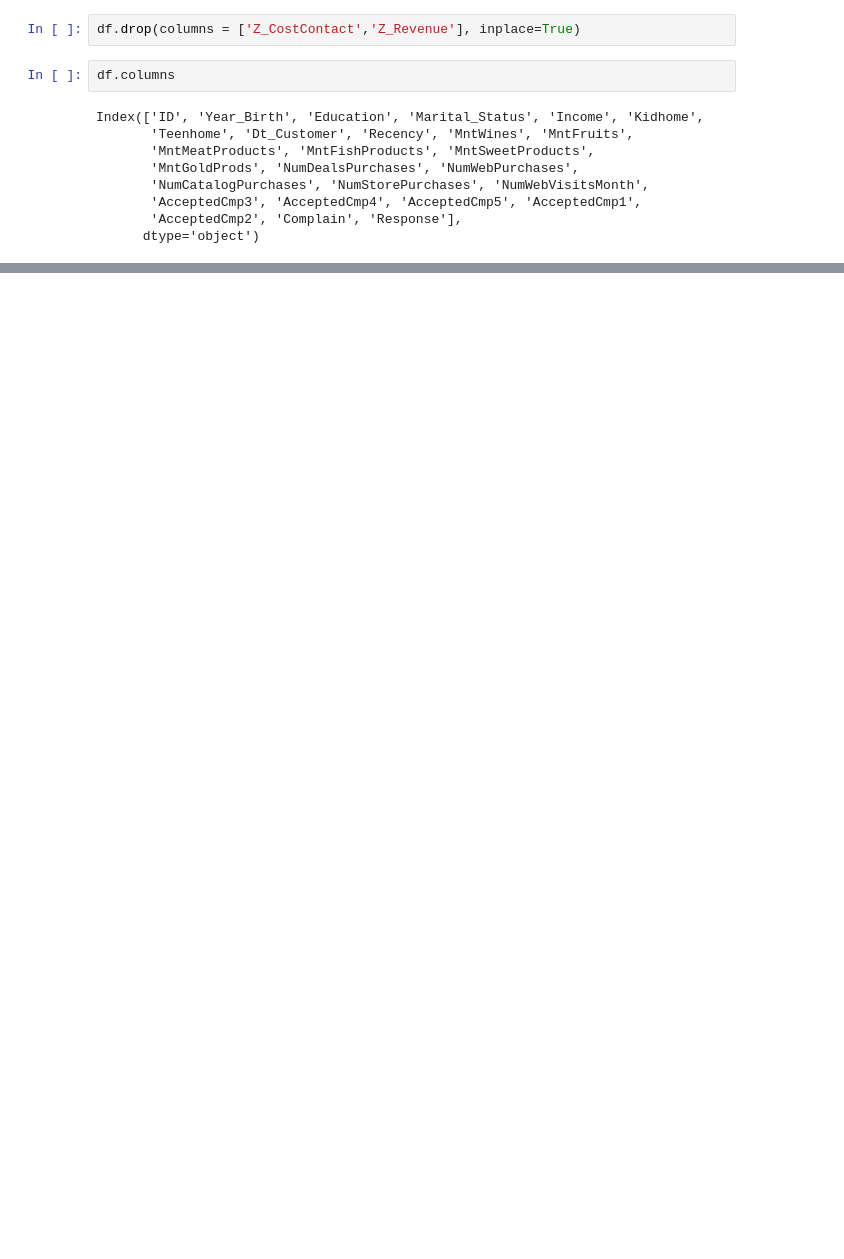
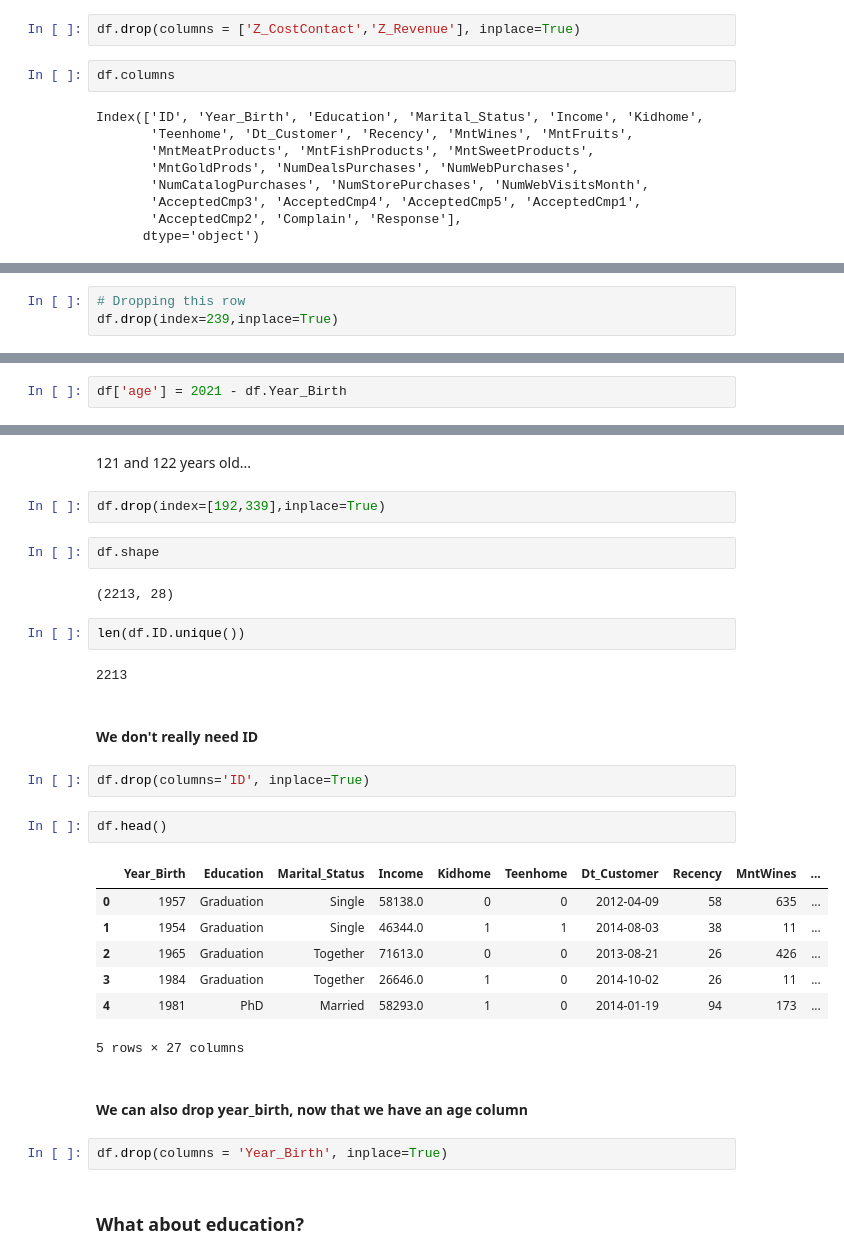
Before and after one commit to Joshua-C-Bryant/customer-personality-analysis, a Jupyter notebook: customer_personality_analysis.ipynb, the cells around one changed output, grey strips where cells are left out. Saved outputs shown, nothing was run; the diff lists cells and outputs as text; blank space fills up the shorter version.

```diff
--- a/customer_personality_analysis.ipynb
+++ b/customer_personality_analysis.ipynb
@@ -161,0 +273,3 @@ Index(['ID', 'Year_Birth', 'Education', 'Marital_Status', 'Income', 'Kidhome',
+# %%
+# Dropping this row
+df.drop(index=239,inplace=True)
@@ -161,0 +290,2 @@ Index(['ID', 'Year_Birth', 'Education', 'Marital_Status', 'Income', 'Kidhome',
+# %%
+df['age'] = 2021 - df.Year_Birth
@@ -161,0 +299,32 @@ Index(['ID', 'Year_Birth', 'Education', 'Marital_Status', 'Income', 'Kidhome',
+# %% [markdown]
+121 and 122 years old...
+# %%
+df.drop(index=[192,339],inplace=True)
+# %%
+df.shape
+# %% [output]
+(2213, 28)
+# %%
+len(df.ID.unique())
+# %% [output]
+2213
+# %% [markdown]
+#### We don't really need ID
+# %%
+df.drop(columns='ID', inplace=True)
+# %%
+df.head()
+# %% [output]
+|  | Year_Birth | Education | Marital_Status | Income | Kidhome | Teenhome | Dt_Customer | Recency | MntWines | ... |
+| 0 | 1957 | Graduation | Single | 58138.0 | 0 | 0 | 2012-04-09 | 58 | 635 | ... |
+| 1 | 1954 | Graduation | Single | 46344.0 | 1 | 1 | 2014-08-03 | 38 | 11 | ... |
+| 2 | 1965 | Graduation | Together | 71613.0 | 0 | 0 | 2013-08-21 | 26 | 426 | ... |
+| 3 | 1984 | Graduation | Together | 26646.0 | 1 | 0 | 2014-10-02 | 26 | 11 | ... |
+| 4 | 1981 | PhD | Married | 58293.0 | 1 | 0 | 2014-01-19 | 94 | 173 | ... |
+5 rows × 27 columns
+# %% [markdown]
+#### We can also drop year_birth, now that we have an age column
+# %%
+df.drop(columns = 'Year_Birth', inplace=True)
+# %% [markdown]
+### What about education?
```
Also changed, not shown: parts of 29 cells of this notebook.
